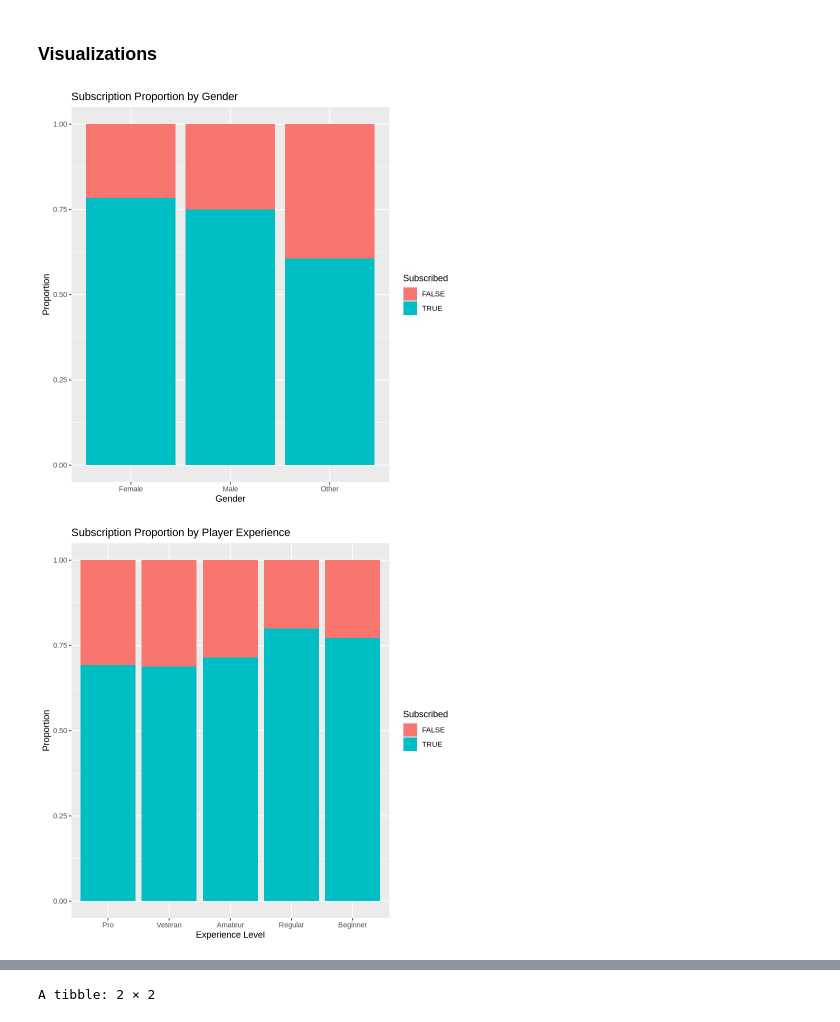
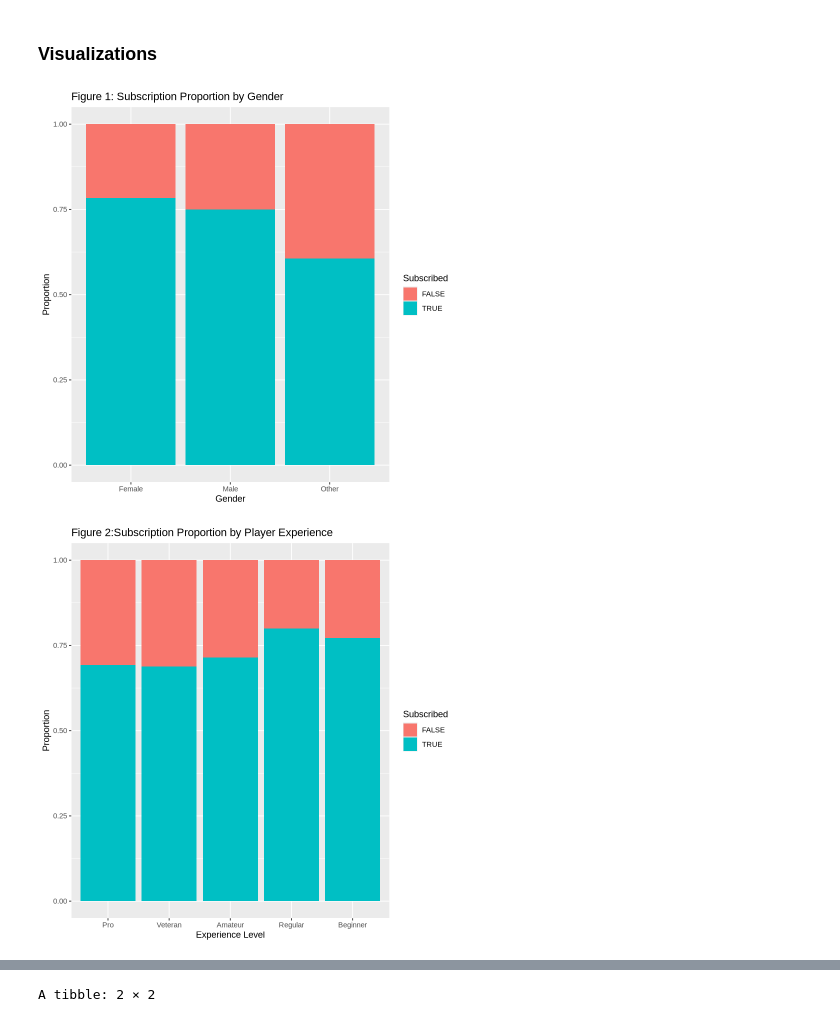
Before and after one commit to kbeletsky/dsci_100_project, a Jupyter notebook: Group project.ipynb, the cells around one changed output, grey strips where cells are left out. Drawn from its saved outputs; the diff is of its cells as text; code cells hidden in the pictures.

```diff
--- a/Group project.ipynb
+++ b/Group project.ipynb
@@ -166,34 +117,34 @@ $ Age          <dbl> 9, 17, 17, 21, 21, 17, 19, 21, 17, 22, 23, 17, 25, 22, 17
 # %%
 # subscription rate vs Gender
 players <- players |>
   mutate(gender_grouped = case_when(
     str_to_lower(gender) %in% c("male", "m") ~ "Male",
     str_to_lower(gender) %in% c("female", "f") ~ "Female",
     !is.na(gender) ~ "Other",
     TRUE ~ NA_character_))
 
 gender_chart<-ggplot(players, aes(x = gender_grouped, fill = subscribe)) +
   geom_bar(position = "fill") +
   labs(
-    title = "Subscription Proportion by Gender",
+    title = "Figure 1: Subscription Proportion by Gender",
     x = "Gender",
     y = "Proportion",
     fill = "Subscribed")
 
 gender_chart
 # %% [output]
-[figure, old version]
+[figure, new version]
 # %%
 # subscription rate vs Experience level
 ggplot(players, aes(x = experience, fill = subscribe)) +
   geom_bar(position = "fill") +
   labs(
-    title = "Subscription Proportion by Player Experience",
+    title = "Figure 2:Subscription Proportion by Player Experience",
     x = "Experience Level",
     y = "Proportion",
     fill = "Subscribed")
 # %% [output]
-[figure, old version]
+[figure, new version]
 # %%
 Box_plot_played_hours <- ggplot(players, aes(x = subscribe, y = played_hours)) +
   geom_boxplot() +
```
Also changed, not shown: parts of 10 cells of this notebook.
